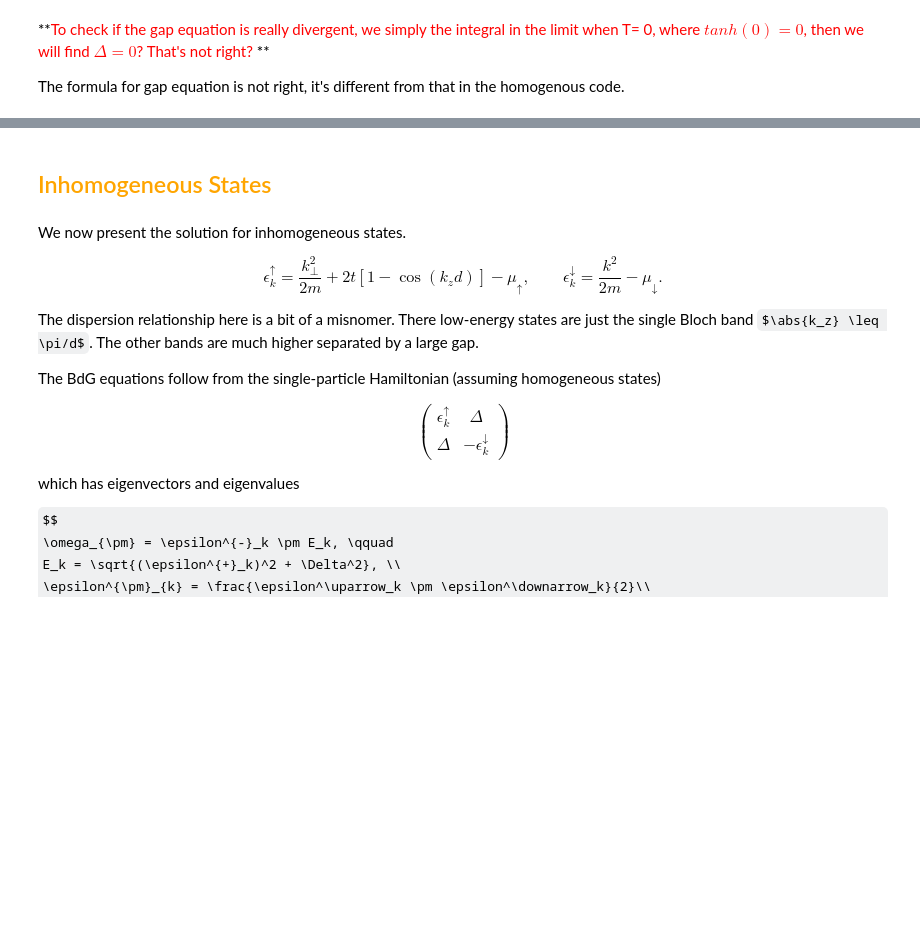
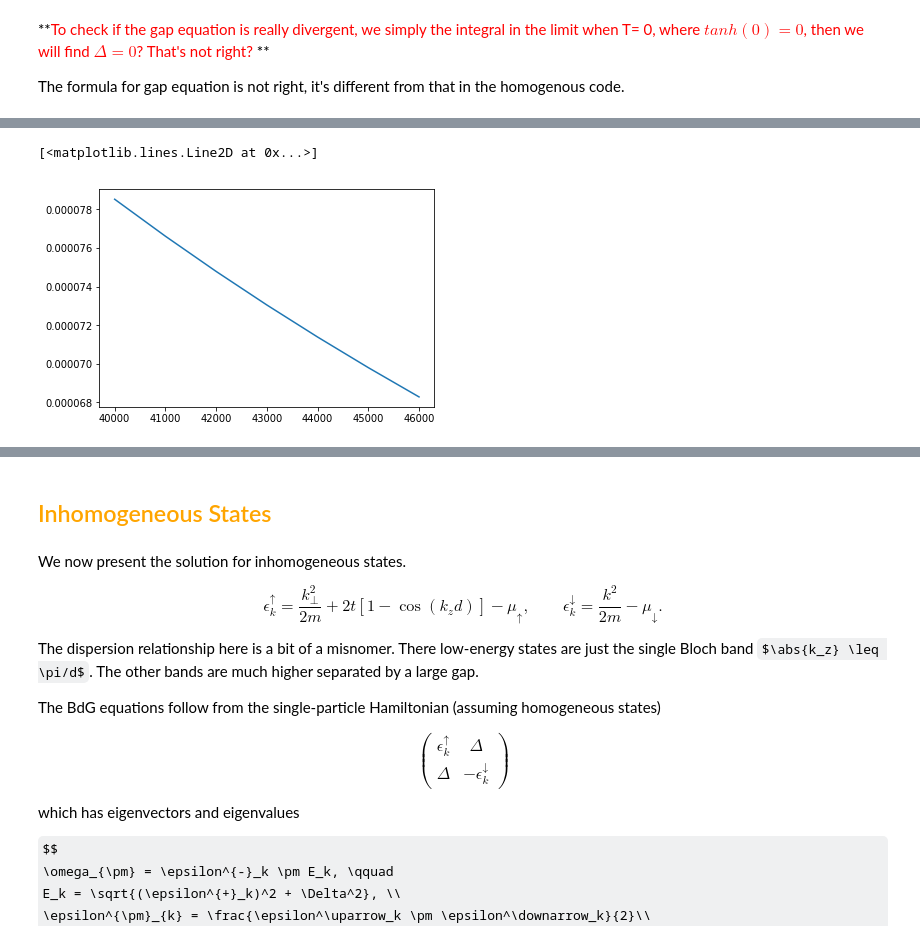
Before and after one commit to Chunde/QuantumFermionicTheory, a Jupyter notebook: quantum-turbulence/bdg-equations-in-1d.ipynb, the cells around one changed output, grey strips where cells are left out. Saved outputs shown, nothing was run; the diff lists cells and outputs as text; code cells hidden in the pictures; some formulas as TeX source; blank space fills up the shorter version.

```diff
--- a/quantum-turbulence/bdg-equations-in-1d.ipynb
+++ b/quantum-turbulence/bdg-equations-in-1d.ipynb
@@ -433,7 +497,12 @@ The formula for gap equation is not right, it's different from that in the homog
 # %%
 import homogeneous;reload(homogeneous)
 from homogeneous import get_BCS_v_n_e, Homogeneous3D
-res0 = get_BCS_v_n_e(mu_eff=1.2, delta=3.4)
-h3 = Homogeneous3D(T=10.0)
-res1 = h3.get_BCS_v_n_e(mus_eff=(1.2,)*2, delta=3.4)
-(res0, res1)
+def cutoff_err(kc):
+    h3 = Homogeneous3D(T=10.0)
+    res0 = h3.get_scattering_length(mus_eff=(1.2,)*2, delta=3.4,k_c=kc)
+    res1 = h3.get_scattering_length(mus_eff=(1.2,)*2, delta=3.4,k_c=2.0 * kc)
+    return res0-res1
+def scattering_length(kc):
+    h3 = Homogeneous3D(T=10.0)
+    res0 = h3.get_scattering_length(mus_eff=(1.2,)*2, delta=3.4,k_c=kc)
+    return res0
@@ -477,0 +525,5 @@ print(errs)
+# %%
+Kcs = np.arange(40000,60000,1000)
+sls = [ scattering_length(kc) for kc in Kcs]
+plt.plot(Kcs,sls)
+# %% [output]
@@ -477,0 +532,2 @@ print(errs)
+[<matplotlib.lines.Line2D at 0x...>]
+[figure, added]
```
Also changed, not shown: parts of 20 cells of this notebook, 1 other file.
